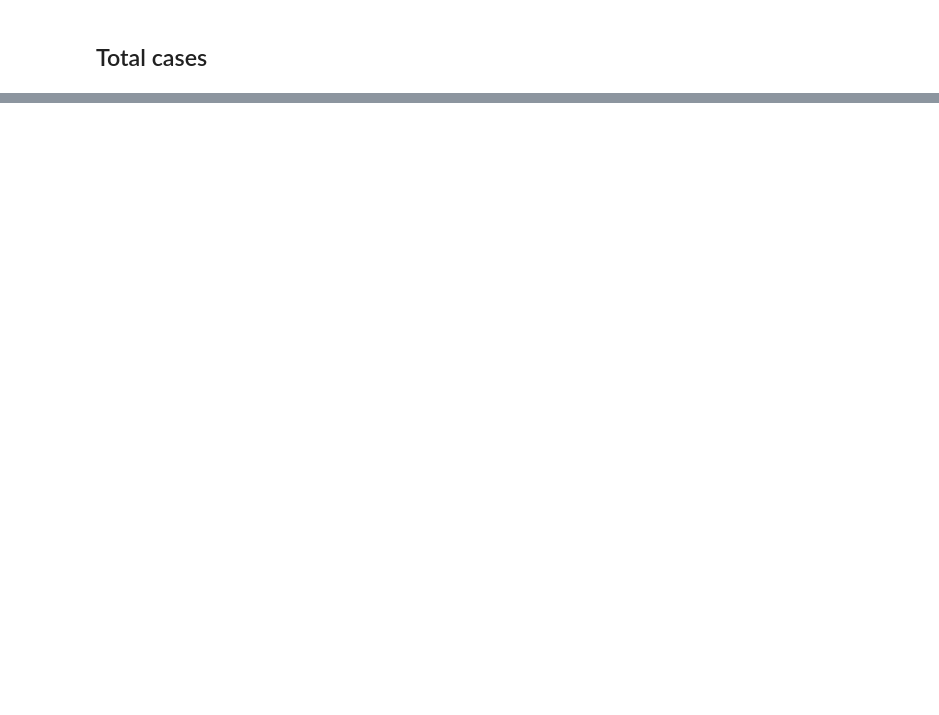
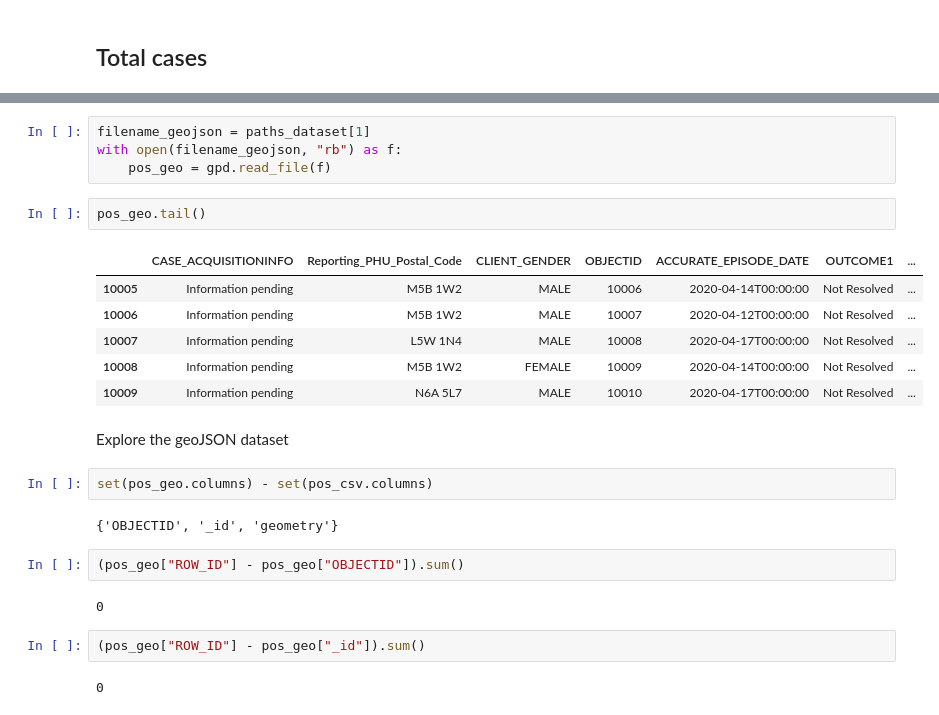
Before and after one commit to rlwelch/covid-ontario, a Jupyter notebook: covid_ontario/covid_ontario_investigation.ipynb, the cells around one changed output, grey strips where cells are left out. Saved outputs shown, nothing was run; the diff lists cells and outputs as text; blank space fills up the shorter version.

```diff
--- a/covid_ontario/covid_ontario_investigation.ipynb
+++ b/covid_ontario/covid_ontario_investigation.ipynb
@@ -438,0 +489,27 @@ plt.show()
+# %%
+filename_geojson = paths_dataset[1]
+with open(filename_geojson, "rb") as f:
+    pos_geo = gpd.read_file(f)
+# %%
+pos_geo.tail()
+# %% [output]
+|  | CASE_ACQUISITIONINFO | Reporting_PHU_Postal_Code | CLIENT_GENDER | OBJECTID | ACCURATE_EPISODE_DATE | OUTCOME1 | ... |
+| 10005 | Information pending | M5B 1W2 | MALE | 10006 | 2020-04-14T00:00:00 | Not Resolved | ... |
+| 10006 | Information pending | M5B 1W2 | MALE | 10007 | 2020-04-12T00:00:00 | Not Resolved | ... |
+| 10007 | Information pending | L5W 1N4 | MALE | 10008 | 2020-04-17T00:00:00 | Not Resolved | ... |
+| 10008 | Information pending | M5B 1W2 | FEMALE | 10009 | 2020-04-14T00:00:00 | Not Resolved | ... |
+| 10009 | Information pending | N6A 5L7 | MALE | 10010 | 2020-04-17T00:00:00 | Not Resolved | ... |
+# %% [markdown]
+Explore the geoJSON dataset
+# %%
+set(pos_geo.columns) - set(pos_csv.columns)
+# %% [output]
+{'OBJECTID', '_id', 'geometry'}
+# %%
+(pos_geo["ROW_ID"] - pos_geo["OBJECTID"]).sum()
+# %% [output]
+0
+# %%
+(pos_geo["ROW_ID"] - pos_geo["_id"]).sum()
+# %% [output]
+0
```
Also changed, not shown: parts of 17 cells of this notebook, 1 other file.
